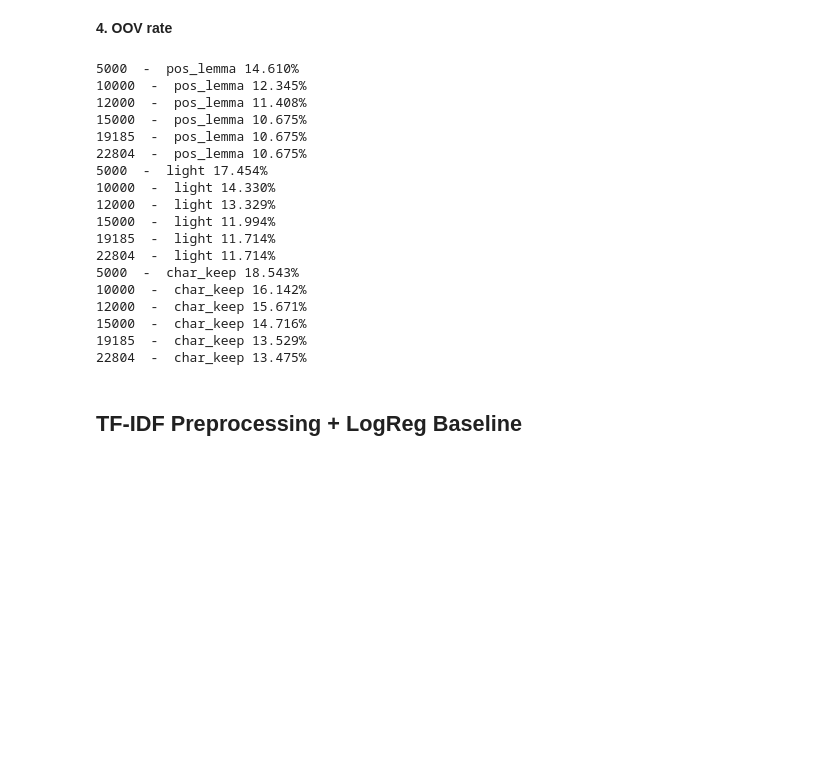
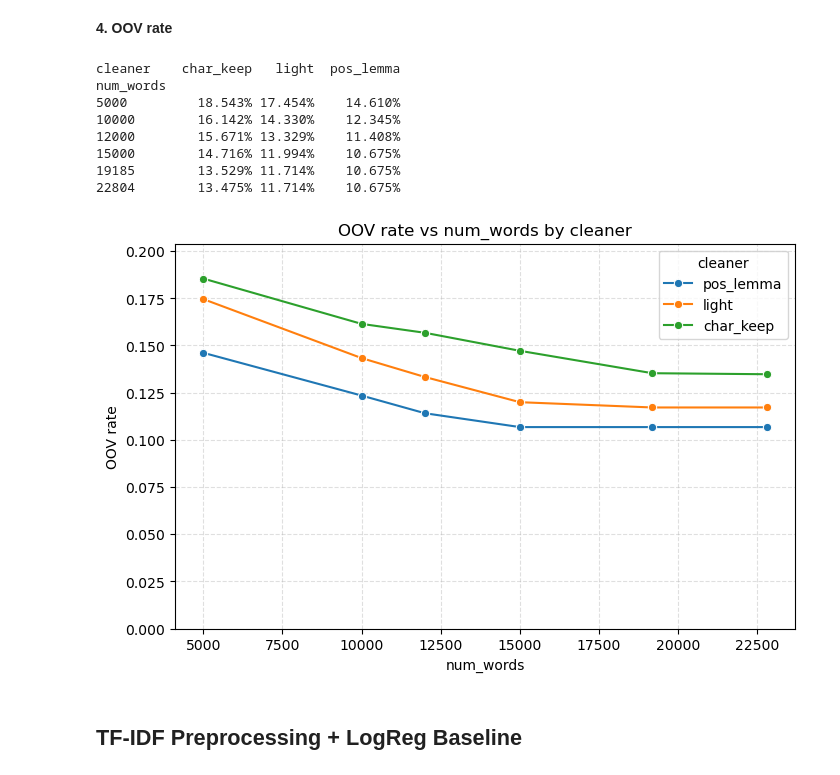
Before and after one commit to RescuedBuffalo/kaggle-nlp-disasters, a Jupyter notebook: report.ipynb, the cells around one changed output. Cells and saved outputs as stored; diff of their text form; code cells hidden in the pictures; blank space fills up the shorter version.

```diff
--- a/report.ipynb
+++ b/report.ipynb
@@ -289,38 +285,49 @@ Vocab range for char_keep: [np.int64(19185), np.int64(22804)]
 # %%
 # OOV Rate with chosen num_words
 def oov_rate(num_words, cleaner='light'):
     split = disaster_data.get_split(cleaner)
     tok = Tokenizer(num_words=num_words, oov_token='<OOV>')
     tok.fit_on_texts(split['X_train'])
     oov_id = tok.word_index['<OOV>']
     seqs = tok.texts_to_sequences(split['X_val'])
     total = sum(len(s) for s in seqs)
     oov = sum(sum(1 for t in s if t == oov_id) for s in seqs)
     return oov / total
 
 nws = [5000, 10000, 12000, 15000, cutoff_95, cutoff_99]
+
+rows = []
 for cl in CLEANERS:
     for nw in nws:
-        print(nw, ' - ', cl, f'{oov_rate(nw, cl):.3%}')
+        rows.append({
+            'cleaner': cl,
+            'num_words': int(nw),
+            'oov_rate': oov_rate(nw, cl),
+        })
+oov_df = pd.DataFrame(rows)
+
+# Print table
+print(oov_df.pivot(index='num_words', columns='cleaner', values='oov_rate').to_string(float_format=lambda x: f"{x:.3%}"))
+
+# Plot
+plt.figure(figsize=(8,5))
+sns.lineplot(data=oov_df, x='num_words', y='oov_rate', hue='cleaner', marker='o')
+plt.title('OOV rate vs num_words by cleaner')
+plt.xlabel('num_words')
+plt.ylabel('OOV rate')
+plt.ylim(0, oov_df['oov_rate'].max()*1.1)
+plt.grid(True, linestyle='--', alpha=0.4)
+plt.show()
 # %% [output]
-5000  -  pos_lemma 14.610%
-10000  -  pos_lemma 12.345%
-12000  -  pos_lemma 11.408%
-15000  -  pos_lemma 10.675%
-19185  -  pos_lemma 10.675%
-22804  -  pos_lemma 10.675%
-5000  -  light 17.454%
-10000  -  light 14.330%
-12000  -  light 13.329%
-15000  -  light 11.994%
-19185  -  light 11.714%
-22804  -  light 11.714%
-5000  -  char_keep 18.543%
-10000  -  char_keep 16.142%
-12000  -  char_keep 15.671%
-15000  -  char_keep 14.716%
-19185  -  char_keep 13.529%
-22804  -  char_keep 13.475%
+cleaner    char_keep   light  pos_lemma
+num_words
+5000         18.543% 17.454%    14.610%
+10000        16.142% 14.330%    12.345%
+12000        15.671% 13.329%    11.408%
+15000        14.716% 11.994%    10.675%
+19185        13.529% 11.714%    10.675%
+22804        13.475% 11.714%    10.675%
+[figure, added]
 # %% [markdown]
 ## TF-IDF Preprocessing + LogReg Baseline
 # %%
```
Also changed, not shown: parts of 11 cells of this notebook.
